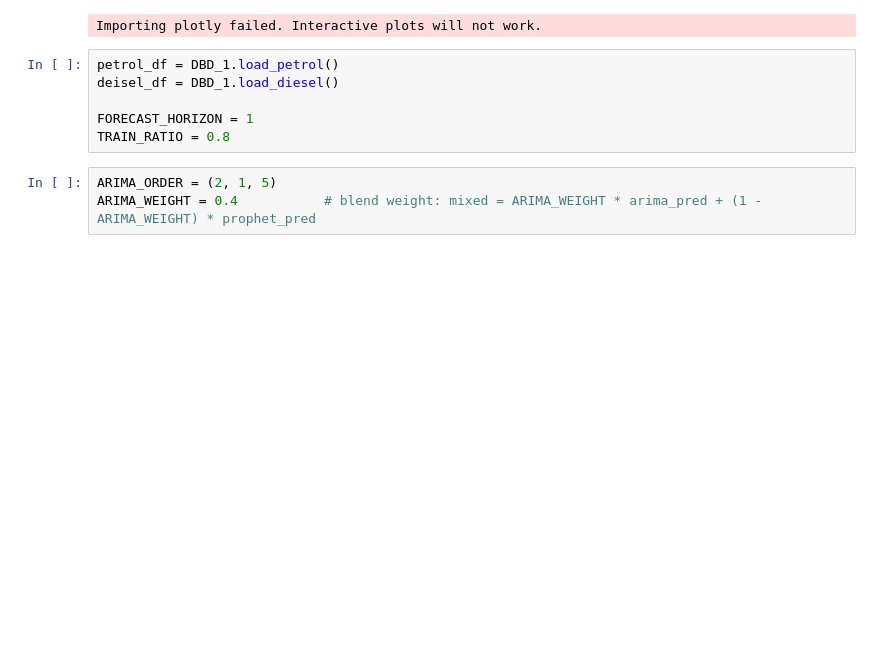
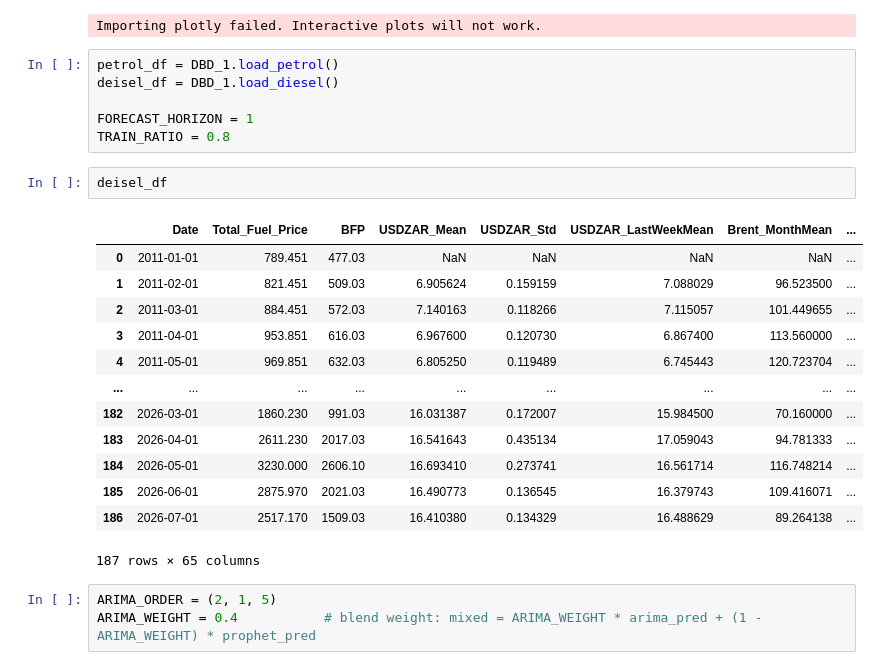
Before and after one commit to Trist4/fools-optimum, a Jupyter notebook: notebooks/mixed_model.ipynb, the cells around one changed output. Drawn from its saved outputs; the diff is of its cells as text; blank space fills up the shorter version.

```diff
--- a/notebooks/mixed_model.ipynb
+++ b/notebooks/mixed_model.ipynb
@@ -19,6 +19,22 @@ deisel_df = DBD_1.load_diesel()
 
 FORECAST_HORIZON = 1
 TRAIN_RATIO = 0.8
+# %%
+deisel_df
+# %% [output]
+|  | Date | Total_Fuel_Price | BFP | USDZAR_Mean | USDZAR_Std | USDZAR_LastWeekMean | Brent_MonthMean | ... |
+| 0 | 2011-01-01 | 789.451 | 477.03 | NaN | NaN | NaN | NaN | ... |
+| 1 | 2011-02-01 | 821.451 | 509.03 | 6.905624 | 0.159159 | 7.088029 | 96.523500 | ... |
+| 2 | 2011-03-01 | 884.451 | 572.03 | 7.140163 | 0.118266 | 7.115057 | 101.449655 | ... |
+| 3 | 2011-04-01 | 953.851 | 616.03 | 6.967600 | 0.120730 | 6.867400 | 113.560000 | ... |
+| 4 | 2011-05-01 | 969.851 | 632.03 | 6.805250 | 0.119489 | 6.745443 | 120.723704 | ... |
+| ... | ... | ... | ... | ... | ... | ... | ... | ... |
+| 182 | 2026-03-01 | 1860.230 | 991.03 | 16.031387 | 0.172007 | 15.984500 | 70.160000 | ... |
+| 183 | 2026-04-01 | 2611.230 | 2017.03 | 16.541643 | 0.435134 | 17.059043 | 94.781333 | ... |
+| 184 | 2026-05-01 | 3230.000 | 2606.10 | 16.693410 | 0.273741 | 16.561714 | 116.748214 | ... |
+| 185 | 2026-06-01 | 2875.970 | 2021.03 | 16.490773 | 0.136545 | 16.379743 | 109.416071 | ... |
+| 186 | 2026-07-01 | 2517.170 | 1509.03 | 16.410380 | 0.134329 | 16.488629 | 89.264138 | ... |
+187 rows × 65 columns
 # %%
 ARIMA_ORDER = (2, 1, 5)
 ARIMA_WEIGHT = 0.4           # blend weight: mixed = ARIMA_WEIGHT * arima_pred + (1 - ARIMA_WEIGHT) * prophet_pred
```
Also changed, not shown: parts of 15 cells of this notebook.
